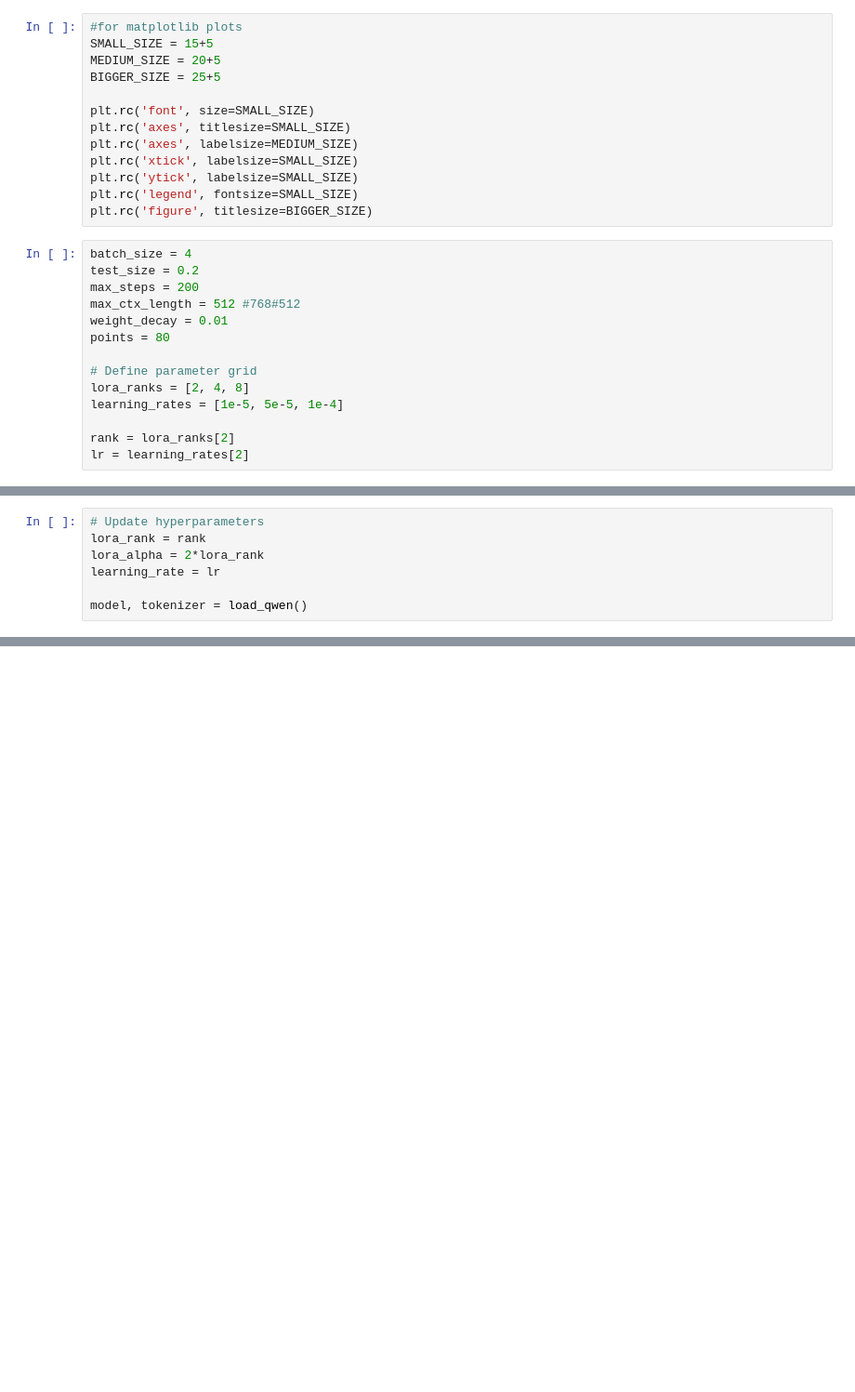
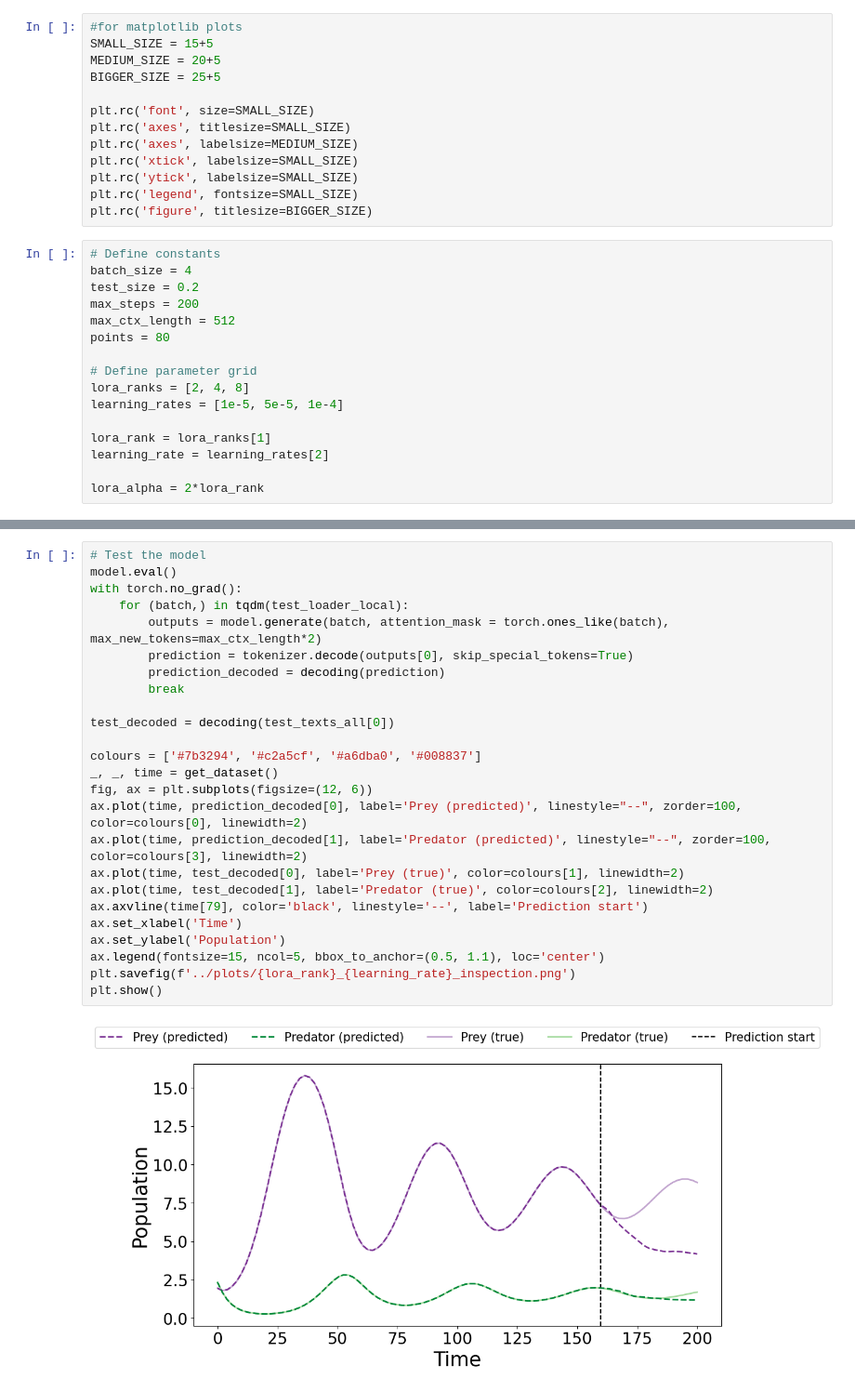
Before and after one commit to ljf441/tsllm, a Jupyter notebook: src/lora_lr_gridsearch.ipynb, the cells around one changed output, grey strips where cells are left out. Shown at 93% size. Drawn from its saved outputs; the diff is of its cells as text; blank space fills up the shorter version.

```diff
--- a/src/lora_lr_gridsearch.ipynb
+++ b/src/lora_lr_gridsearch.ipynb
@@ -42,17 +46,19 @@ plt.rc('ytick', labelsize=SMALL_SIZE)
 plt.rc('legend', fontsize=SMALL_SIZE)
 plt.rc('figure', titlesize=BIGGER_SIZE)
 # %%
+# Define constants
 batch_size = 4
 test_size = 0.2
 max_steps = 200
-max_ctx_length = 512 #768#512
-weight_decay = 0.01
+max_ctx_length = 512
 points = 80
 
 # Define parameter grid
 lora_ranks = [2, 4, 8]
 learning_rates = [1e-5, 5e-5, 1e-4]
 
-rank = lora_ranks[2]
-lr = learning_rates[2]
+lora_rank = lora_ranks[1]
+learning_rate = learning_rates[2]
+
+lora_alpha = 2*lora_rank
 # %%
@@ -80,10 +87,3 @@ class LoRALinear(nn.Module):
         base_out = self.original_linear(x)
         lora_out = (x @ self.A.T) @ self.B.T
         return base_out + lora_out * (self.alpha / self.r)
-# %%
-# Update hyperparameters
-lora_rank = rank
-lora_alpha = 2*lora_rank
-learning_rate = lr
-
-model, tokenizer = load_qwen()
@@ -303,0 +293,27 @@ Error:
+# %%
+# Test the model
+model.eval()
+with torch.no_grad():
+    for (batch,) in tqdm(test_loader_local):
+        outputs = model.generate(batch, attention_mask = torch.ones_like(batch), max_new_tokens=max_ctx_length*2)
+        prediction = tokenizer.decode(outputs[0], skip_special_tokens=True)
+        prediction_decoded = decoding(prediction)
+        break
+
+test_decoded = decoding(test_texts_all[0])
+
+colours = ['#7b3294', '#c2a5cf', '#a6dba0', '#008837']
+_, _, time = get_dataset()
+fig, ax = plt.subplots(figsize=(12, 6))
+ax.plot(time, prediction_decoded[0], label='Prey (predicted)', linestyle="--", zorder=100, color=colours[0], linewidth=2)
+ax.plot(time, prediction_decoded[1], label='Predator (predicted)', linestyle="--", zorder=100, color=colours[3], linewidth=2)
+ax.plot(time, test_decoded[0], label='Prey (true)', color=colours[1], linewidth=2)
+ax.plot(time, test_decoded[1], label='Predator (true)', color=colours[2], linewidth=2)
+ax.axvline(time[79], color='black', linestyle='--', label='Prediction start')
+ax.set_xlabel('Time')
+ax.set_ylabel('Population')
+ax.legend(fontsize=15, ncol=5, bbox_to_anchor=(0.5, 1.1), loc='center')
+plt.savefig(f'../plots/{lora_rank}_{learning_rate}_inspection.png')
+plt.show()
+# %% [output]
+[figure, added]
```
Also changed, not shown: parts of 9 cells of this notebook, 23 other files.
